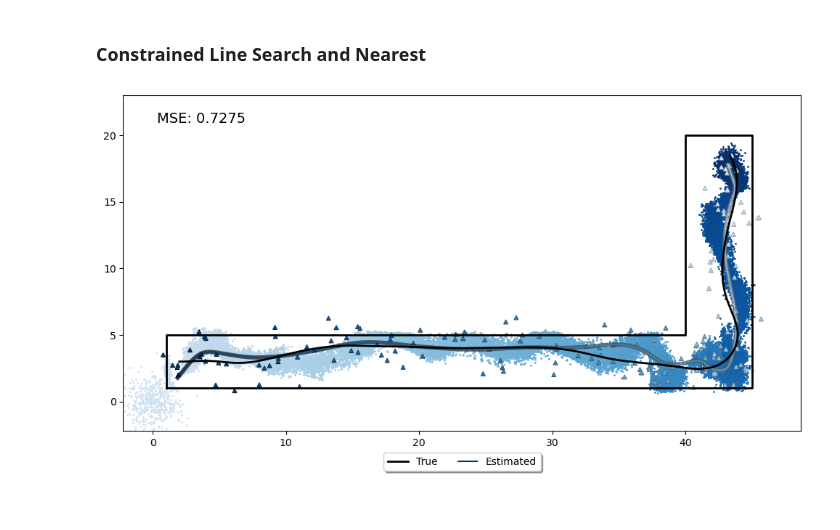
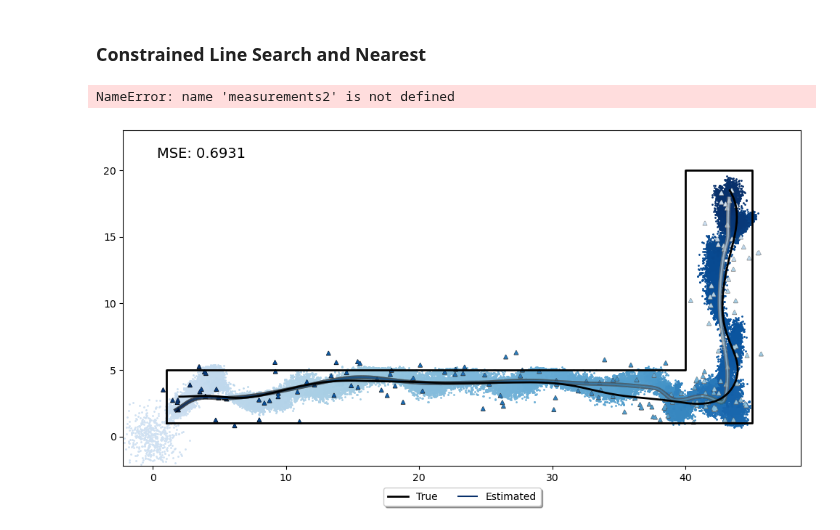
Before and after one commit to AndersGMadsen/bayesian-state-space-models, a Jupyter notebook: Constrained_Notebook.ipynb, the cells around one changed output. Saved outputs shown, nothing was run; the diff lists cells and outputs as text; code cells hidden in the pictures.

```diff
--- a/Constrained_Notebook.ipynb
+++ b/Constrained_Notebook.ipynb
@@ -193,9 +191,11 @@ plot_particle_solution(states, state_estimates_smoothed_con_3, measurements, par
 ### Constrained Line Search and Nearest
 # %%
 particle_filter_4 = PFC(f, h, Q, R, c, dim_m = 4, dim_y = 2, constrained_method='nearest', distribution='normal')
-state_estimates_con_4, cov_estimates_con_4, particle_history_con_4, weights_history_con_4, resampled_history_con_4 = particle_filter.filter(measurements, verbose=True)
+state_estimates_con_4, cov_estimates_con_4, particle_history_con_4, weights_history_con_4, resampled_history_con_4 = particle_filter.filter(measurements2, verbose=True)
 state_estimates_smoothed_con_4, cov_estimates_smoothed_con_4 = particle_filter.smoother(state_estimates_con_4, cov_estimates_con_4, particle_history_con_4, weights_history_con_4, verbose=True)
+# %% [output]
+NameError: name 'measurements2' is not defined
 # %%
-plot_particle_solution(states, state_estimates_smoothed_con_3, measurements, particle_history_con_3, line_segments)
+plot_particle_solution(states, state_estimates_smoothed_con_5, measurements, particle_history_con_5, line_segments)
 # %% [output]
-[figure, old version]
+[figure, new version]
```
Also changed, not shown: parts of 2 cells of this notebook, 2 other files.
